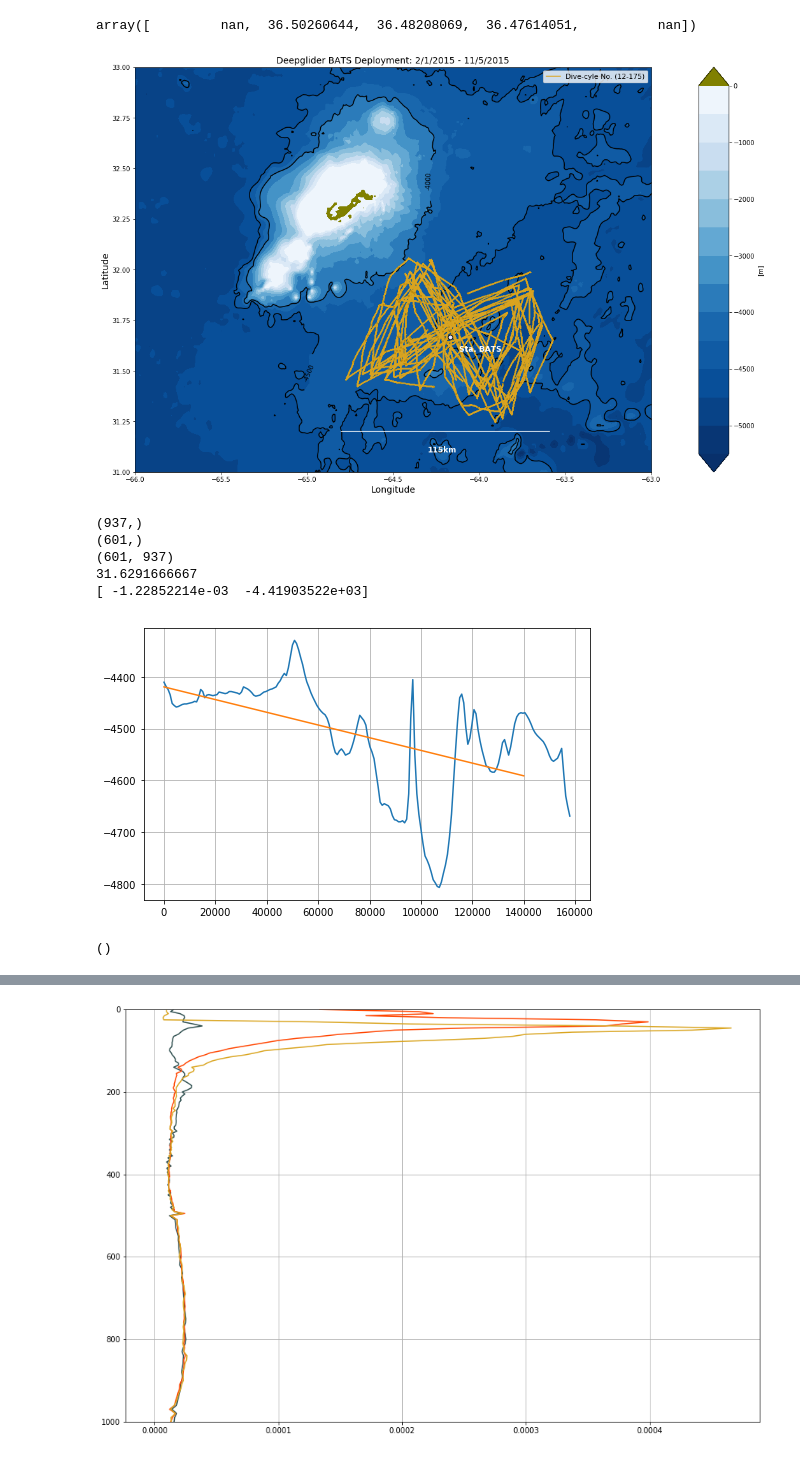
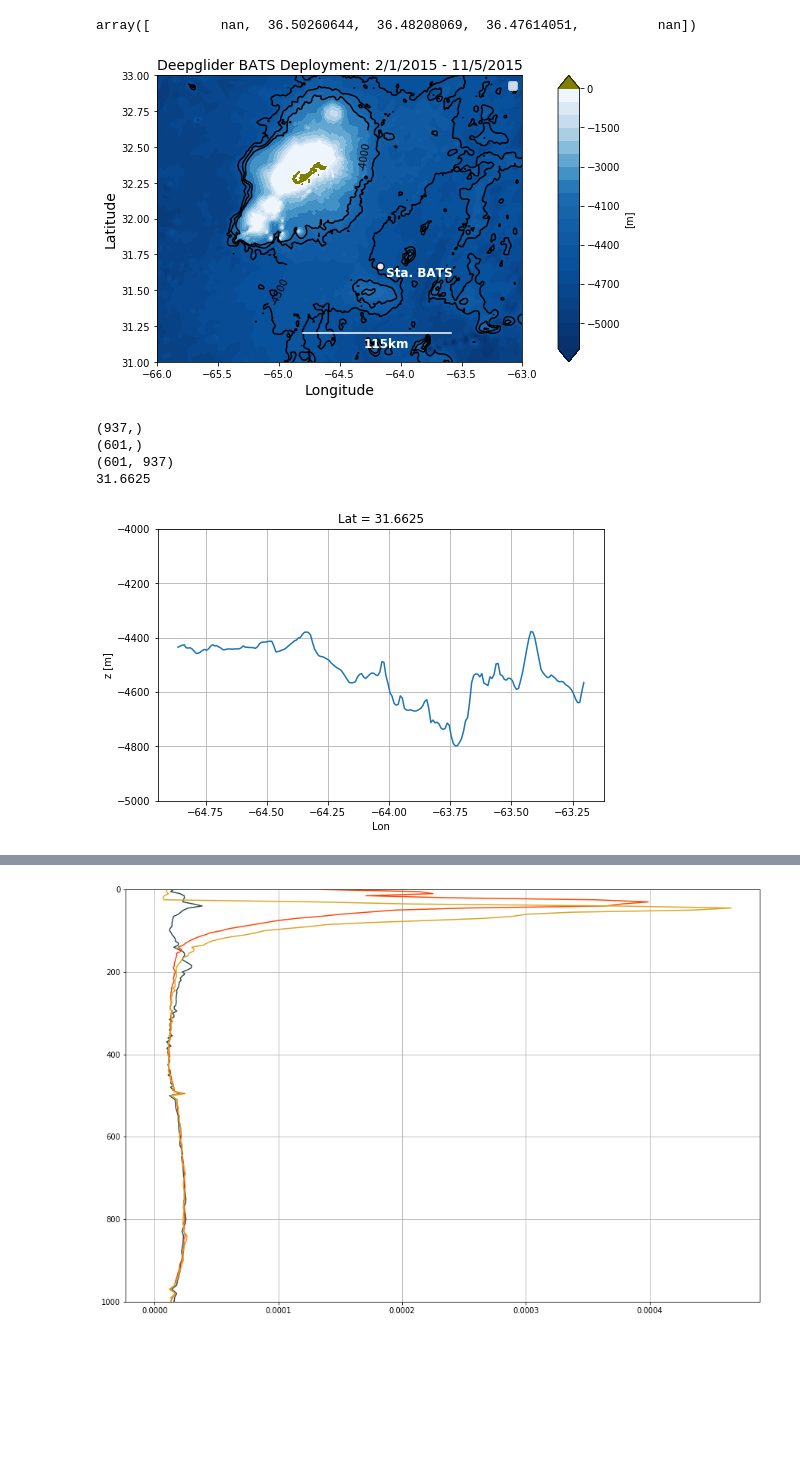
Before and after one commit to jakesteinberg/geostrophic_turbulence, a Jupyter notebook: bats_dg_2015_mode_projections.ipynb, the cells around one changed output, grey strips where cells are left out. Drawn from its saved outputs; the diff is of its cells as text; code cells hidden in the pictures; blank space fills up the shorter version.

```diff
--- a/bats_dg_2015_mode_projections.ipynb
+++ b/bats_dg_2015_mode_projections.ipynb
@@ -265,19 +266,22 @@ bath_fid = Dataset(bath, 'r')
 bath_lon = bath_fid.variables['lon'][:]
 bath_lat = bath_fid.variables['lat'][:]
 bath_z = bath_fid.variables['elevation'][:]
-levels = [-5250, -5000, -4750, -4500, -4250, -4000, -3500, -3000, -2500, -2000, -1500, -1000, -500, 0]
+levels = [-5200, -5100, -5000, -4900, -4800, -4700, -4600,
+          -4500, -4400, -4300, -4200, -4100, -4000, -3500, -3000, -2500, -2000, -1500, -1000, -500, 0]
 fig0, ax0 = plt.subplots()
 cmap = plt.cm.get_cmap("Blues_r")
 cmap.set_over('#808000')  # ('#E6E6E6')
 bc = ax0.contourf(bath_lon, bath_lat, bath_z, levels, cmap='Blues_r', extend='both', zorder=0)
 matplotlib.rcParams['contour.negative_linestyle'] = 'solid'
-bcl = ax0.contour(bath_lon, bath_lat, bath_z, [-4500, -4000], colors='k', zorder=0)
+bcl = ax0.contour(bath_lon, bath_lat, bath_z, [-4500, -4250, -4000], colors='k', zorder=0)
 ml = [(-65, 31.5), (-64.4, 32.435)]
 ax0.clabel(bcl, manual=ml, inline_spacing=-3, fmt='%1.0f', colors='k')
-ax0.scatter(lon, lat, s=0.3, color='#DAA520')
-ax0.scatter(dg_v_lon, dg_v_lat, s=3, color='#DAA520', edgecolor='#B8860B')
-ax0.plot(lon[:, -1], lat[:, -1], color='#DAA520',
-        label='Dive-cyle No. (' + str(int(profile_tags[0])) + '-' + str(int(profile_tags[-2])) + ')', zorder=1)
+
+# ax0.scatter(lon, lat, s=0.3, color='#DAA520')
+# ax0.scatter(dg_v_lon, dg_v_lat, s=3, color='#DAA520', edgecolor='#B8860B')
+# ax0.plot(lon[:, -1], lat[:, -1], color='#DAA520',
+#         label='Dive-cyle No. (' + str(int(profile_tags[0])) + '-' + str(int(profile_tags[-2])) + ')', zorder=1)
+
 ax0.plot([-64.8, -63.59], [31.2, 31.2], color='w', zorder=2)
 ax0.text(-64.3, 31.1, '115km', color='w', fontsize=12, fontweight='bold')
 ax0.scatter(-(64 + (10 / 60)), 31 + (40 / 60), s=50, color='#E6E6FA', edgecolors='k', zorder=3)
@@ -296,35 +300,39 @@ ax0.legend(handles, labels, fontsize=11)
 ax0.set_title('Deepglider BATS Deployment: ' + np.str(t_s.month) + '/' + np.str(t_s.day) + '/' + np.str(
     t_s.year) + ' - ' + np.str(t_e.month) + '/' + np.str(t_e.day) + '/' + np.str(t_e.year), fontsize=14)
 plt.tight_layout()
+fig0.savefig("/Users/jake/Documents/baroclinic_modes/Meetings/meeting_3_27_19/bats_bathy.jpg", dpi=300)
 # %% [output]
-[figure, old version]
+[figure, new version]
 # %%
 print(np.shape(bath_lon))
 print(np.shape(bath_lat))
 print(np.shape(bath_z))
-lat_sel = 220
+lat_sel = 224
 print(bath_lat[lat_sel])
 
 lon_sel = bath_lon[340:540]
 z_sel = bath_z[lat_sel, 340:540]
 x_sel = 1852 * 60 * np.cos(np.deg2rad(31.00)) * (lon_sel - lon_sel[0])
 
-print(np.polyfit(x_sel, z_sel, 1))
-fitt = np.polyval(np.polyfit(x_sel, z_sel, 1), np.arange(0, 150000, 10000))
+# print(np.polyfit(x_sel, z_sel, 1))
+# fitt = np.polyval(np.polyfit(x_sel, z_sel, 1), np.arange(0, 150000, 10000))
 
 matplotlib.rcParams['figure.figsize'] = (8,5)
 f, ax  = plt.subplots()
-ax.plot(x_sel, z_sel)
-ax.plot(np.arange(0, 150000, 10000), fitt)
+ax.plot(lon_sel, z_sel)
+# ax.plot(np.arange(0, 150000, 10000), fitt)
+ax.set_title('Lat = ' + str(bath_lat[lat_sel]))
+ax.set_ylabel('z [m]')
+ax.set_xlabel('Lon')
+ax.set_ylim([-5000, -4000])
 plot_pro(ax)
+# f.savefig("/Users/jake/Documents/baroclinic_modes/Meetings/meeting_3_27_19/bats_bathy_cross.jpg", dpi=300)
 # %% [output]
 (937,)
 (601,)
 (601, 937)
-31.6291666667
-[ -1.22852214e-03  -4.41903522e+03]
+31.6625
-[figure, old version]
+[figure, new version]
-()
 # %%
 # Eta from M/W method, which produces an average density per set of profiles
 eta_alt = np.nan * np.ones(np.shape(avg_sig0_per_dep))
```
Also changed, not shown: parts of 23 cells of this notebook, 3 other files.
